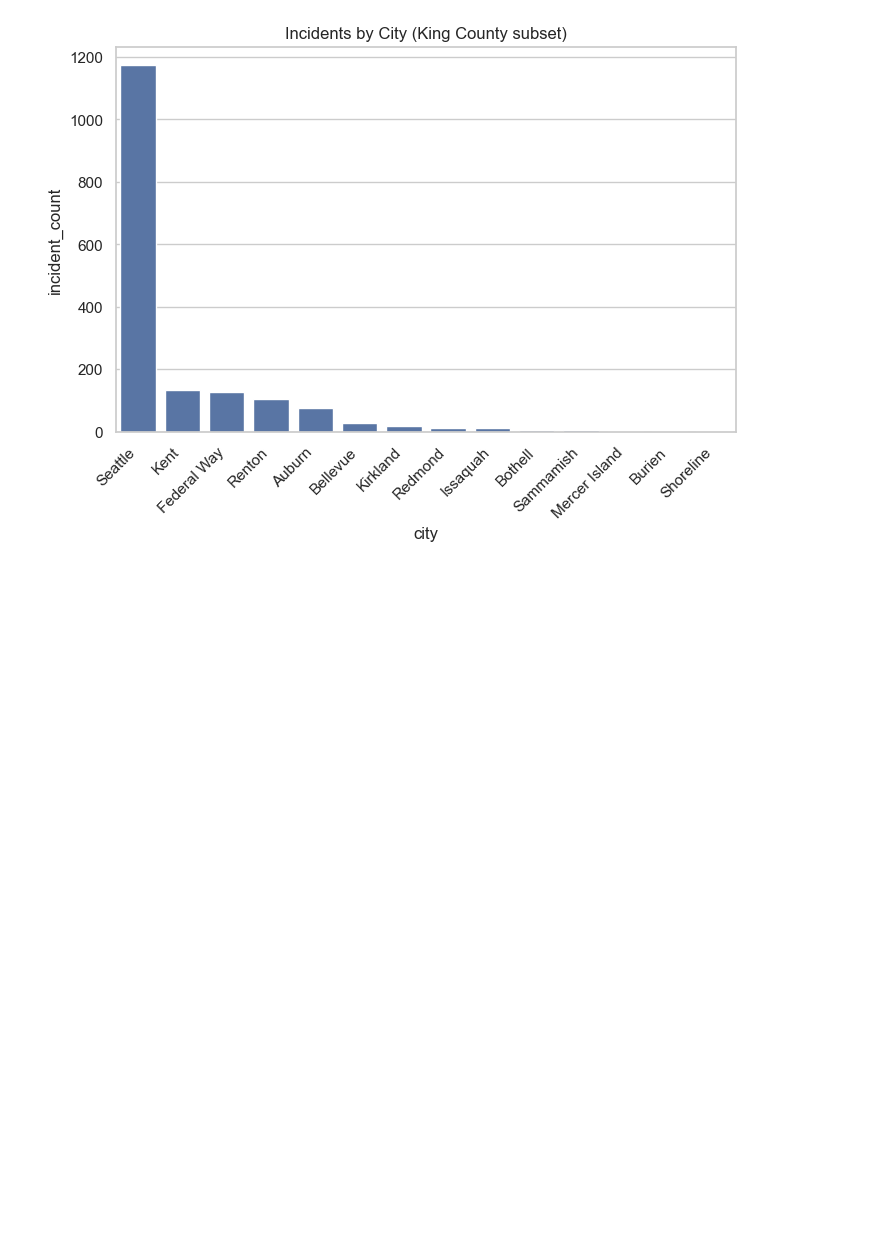
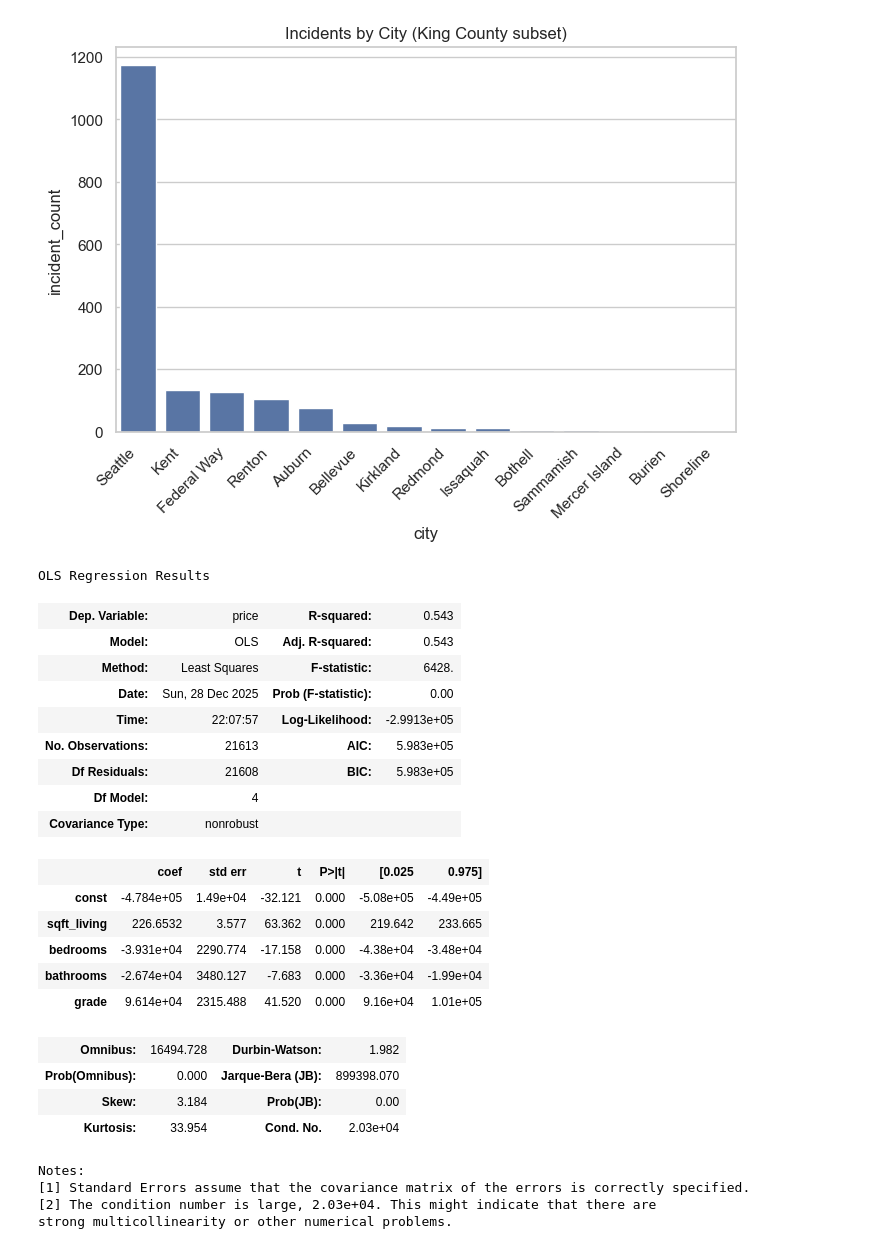
Before and after one commit to denizbarankarasu/livability-houseprice-usa, a Jupyter notebook: notebooks/01_eda.ipynb, the cells around one changed output. Saved outputs shown, nothing was run; the diff lists cells and outputs as text; code cells hidden in the pictures; blank space fills up the shorter version.

```diff
--- a/notebooks/01_eda.ipynb
+++ b/notebooks/01_eda.ipynb
@@ -337,0 +368,36 @@ df_merged.to_csv("data/clean/king_county_merged.csv", index=False)
+# %%
+## 3.1 Baseline Model: Structural Housing Features
+X_base = model_df[
+    ["sqft_living", "bedrooms", "bathrooms", "grade"]
+]
+X_base = sm.add_constant(X_base)
+
+y = model_df["price"]
+
+model_base = sm.OLS(y, X_base).fit()
+model_base.summary()
+# %% [output]
+OLS Regression Results
+| Dep. Variable: | price | R-squared: | 0.543 |
+| Model: | OLS | Adj. R-squared: | 0.543 |
+| Method: | Least Squares | F-statistic: | 6428. |
+| Date: | Sun, 28 Dec 2025 | Prob (F-statistic): | 0.00 |
+| Time: | 22:07:57 | Log-Likelihood: | -2.9913e+05 |
+| No. Observations: | 21613 | AIC: | 5.983e+05 |
+| Df Residuals: | 21608 | BIC: | 5.983e+05 |
+| Df Model: | 4 |  |  |
+| Covariance Type: | nonrobust |  |  |
+|  | coef | std err | t | P>|t| | [0.025 | 0.975] |
+| const | -4.784e+05 | 1.49e+04 | -32.121 | 0.000 | -5.08e+05 | -4.49e+05 |
+| sqft_living | 226.6532 | 3.577 | 63.362 | 0.000 | 219.642 | 233.665 |
+| bedrooms | -3.931e+04 | 2290.774 | -17.158 | 0.000 | -4.38e+04 | -3.48e+04 |
+| bathrooms | -2.674e+04 | 3480.127 | -7.683 | 0.000 | -3.36e+04 | -1.99e+04 |
+| grade | 9.614e+04 | 2315.488 | 41.520 | 0.000 | 9.16e+04 | 1.01e+05 |
+| Omnibus: | 16494.728 | Durbin-Watson: | 1.982 |
+| Prob(Omnibus): | 0.000 | Jarque-Bera (JB): | 899398.070 |
+| Skew: | 3.184 | Prob(JB): | 0.00 |
+| Kurtosis: | 33.954 | Cond. No. | 2.03e+04 |
+Notes:
+[1] Standard Errors assume that the covariance matrix of the errors is correctly specified.
+[2] The condition number is large, 2.03e+04. This might indicate that there are
+strong multicollinearity or other numerical problems.
```
Also changed, not shown: parts of 15 cells of this notebook.
